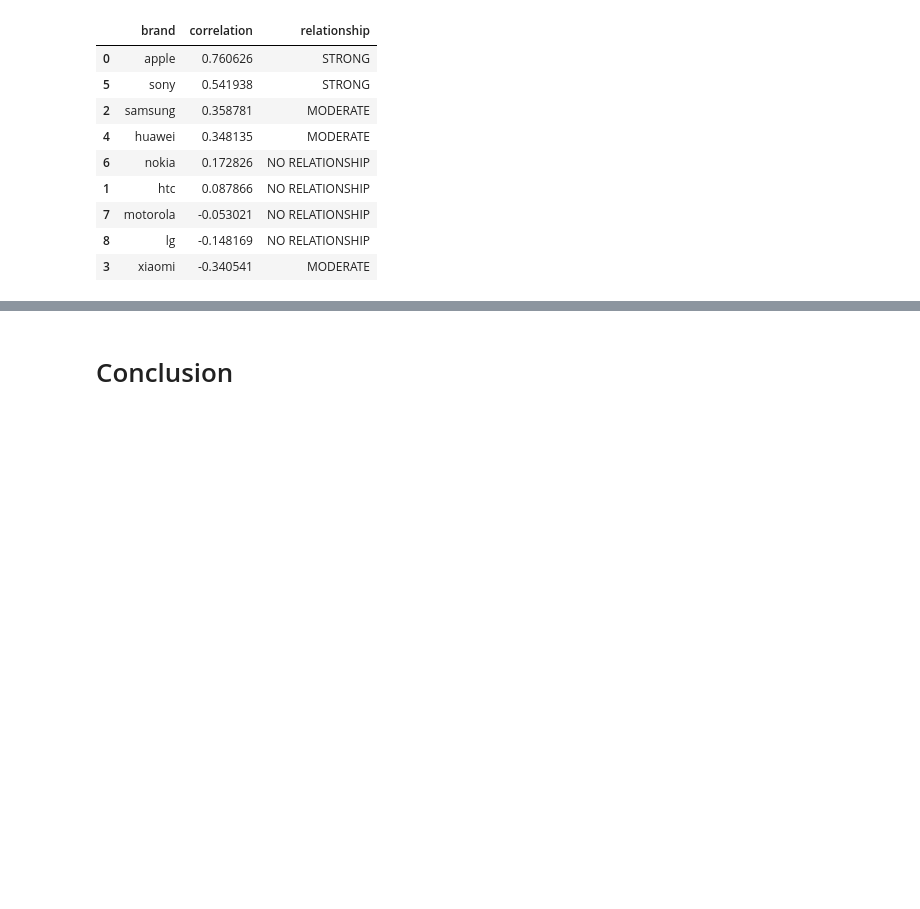
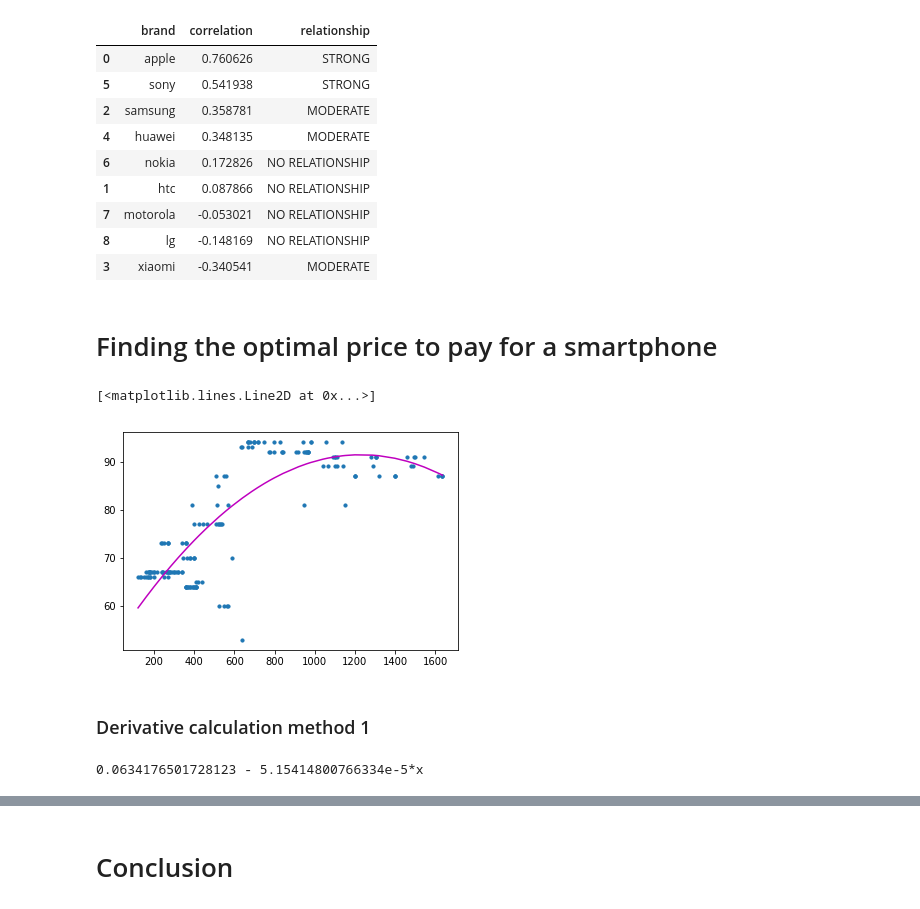
Before and after one commit to cercami/data-science, a Jupyter notebook: data_analysis/your-1000$-smartphone-NEW.ipynb, the cells around one changed output, grey strips where cells are left out. Saved outputs shown, nothing was run; the diff lists cells and outputs as text; code cells hidden in the pictures; blank space fills up the shorter version.

```diff
--- a/data_analysis/your-1000$-smartphone-NEW.ipynb
+++ b/data_analysis/your-1000$-smartphone-NEW.ipynb
@@ -204,6 +195,8 @@ for url in all_links:
 df = pd.DataFrame(prod_data, columns=['star_hist', 'rev_count', 'avg_rev', 'price', 'price_cat', 'title', 'link', ])
 # %%
 df.to_pickle('amazon_data.pkl')
+# %%
+df = pd.read_pickle('amazon_data.pkl')
 # %% [markdown]
 # Data cleaning
 # %%
@@ -354,3 +347,5 @@ cor_df
 | 7 | motorola | -0.053021 | NO RELATIONSHIP |
 | 8 | lg | -0.148169 | NO RELATIONSHIP |
 | 3 | xiaomi | -0.340541 | MODERATE |
+# %% [markdown]
+# Finding the optimal price to pay for a smartphone
@@ -356,0 +357,42 @@ cor_df
+# %%
+apple = df[df.brand == 'apple']
+# %%
+x = np.array(apple.price).reshape(-1, 1)
+y = np.array(apple.share_positive).reshape(-1, 1)
+
+polynomial_features= PolynomialFeatures(degree=2)
+x_poly = polynomial_features.fit_transform(x)
+
+model = LinearRegression()
+model.fit(x_poly, y)
+y_poly_pred = model.predict(x_poly)
+# %%
+plt.scatter(x, y, s=10)
+sort_axis = operator.itemgetter(0)
+sorted_zip = sorted(zip(x,y_poly_pred), key=sort_axis)
+x, y_poly_pred = zip(*sorted_zip)
+plt.plot(x, y_poly_pred, color='m')
+# %% [output]
+[<matplotlib.lines.Line2D at 0x...>]
+[figure, added]
+# %% [markdown]
+### Derivative calculation method 1
+# %%
+from sympy import *
+x = Symbol('x')
+
+intercept = model.intercept_[0]
+coef_1 = model.coef_[0][1]
+coef_2 = model.coef_[0][2]
+
+
+f = intercept + (coef_1 * x) + (coef_2 * (x ** 2))
+
+f_prime = f.diff(x)
+print(f_prime)
+f = lambdify(x, f)
+f_prime = lambdify(x, f_prime)
+
+derivatives = [f_prime(val) for val in range(int(min(apple.price)), int(max(apple.price))) ]
+# %% [output]
+0.0634176501728123 - 5.15414800766334e-5*x
```
Also changed, not shown: parts of 23 cells of this notebook, 1 other file.
